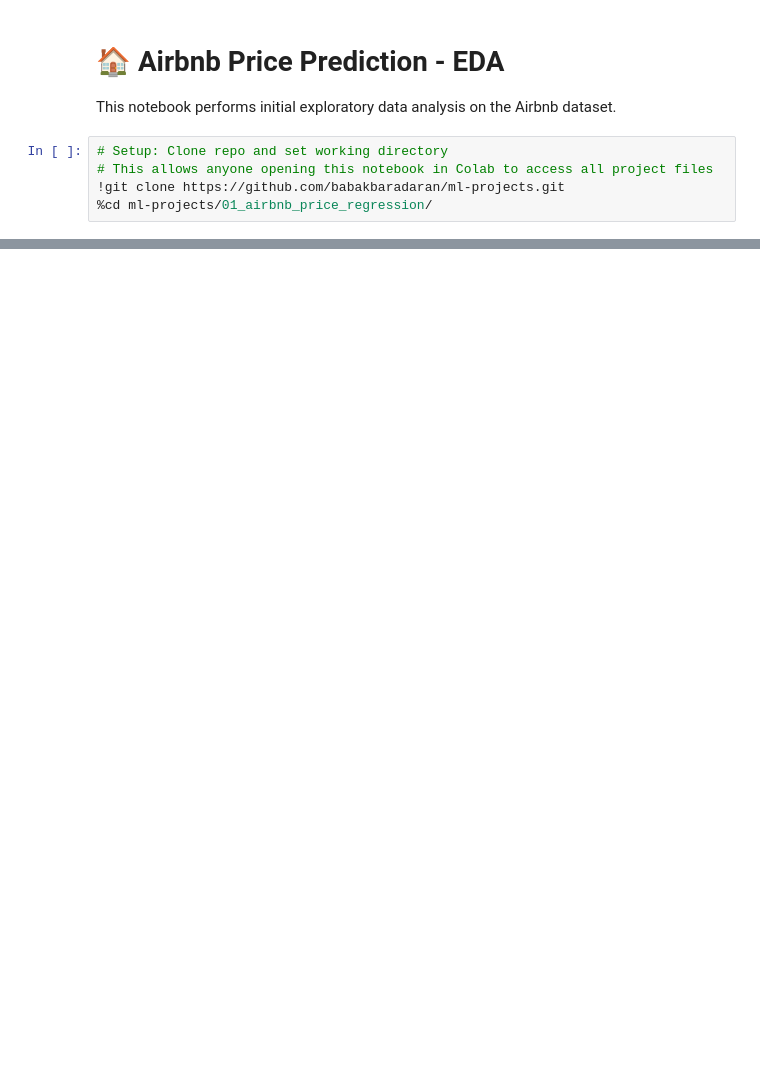
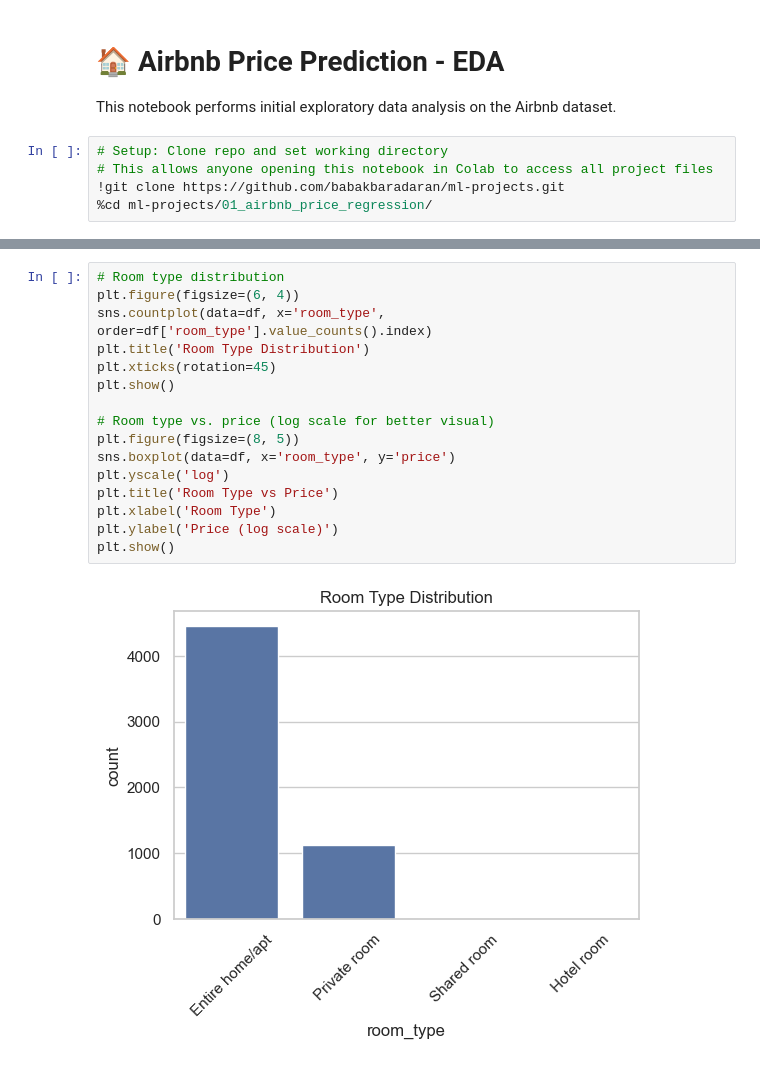
Before and after one commit to babakbaradaran/ml_airbnb_price_regression, a Jupyter notebook: 01_airbnb_price_regression/notebooks/airbnb_eda.ipynb, the cells around one changed output, grey strips where cells are left out. Cells and saved outputs as stored; diff of their text form; blank space fills up the shorter version.

```diff
--- a/01_airbnb_price_regression/notebooks/airbnb_eda.ipynb
+++ b/01_airbnb_price_regression/notebooks/airbnb_eda.ipynb
@@ -89,0 +198,18 @@ plt.show()
+# %%
+# Room type distribution
+plt.figure(figsize=(6, 4))
+sns.countplot(data=df, x='room_type', order=df['room_type'].value_counts().index)
+plt.title('Room Type Distribution')
+plt.xticks(rotation=45)
+plt.show()
+
+# Room type vs. price (log scale for better visual)
+plt.figure(figsize=(8, 5))
+sns.boxplot(data=df, x='room_type', y='price')
+plt.yscale('log')
+plt.title('Room Type vs Price')
+plt.xlabel('Room Type')
+plt.ylabel('Price (log scale)')
+plt.show()
+# %% [output]
+[figure, added]
```
Also changed, not shown: parts of 25 cells of this notebook, 2 other files.
